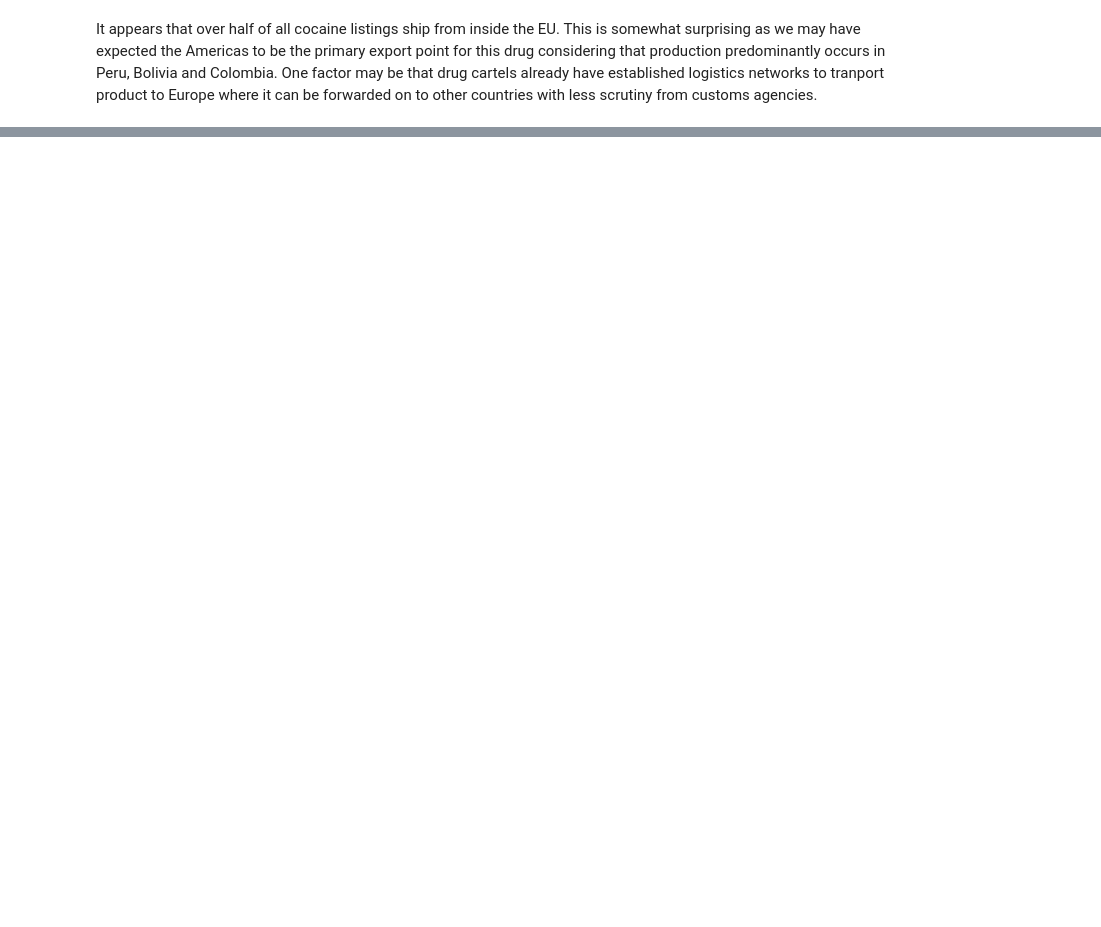
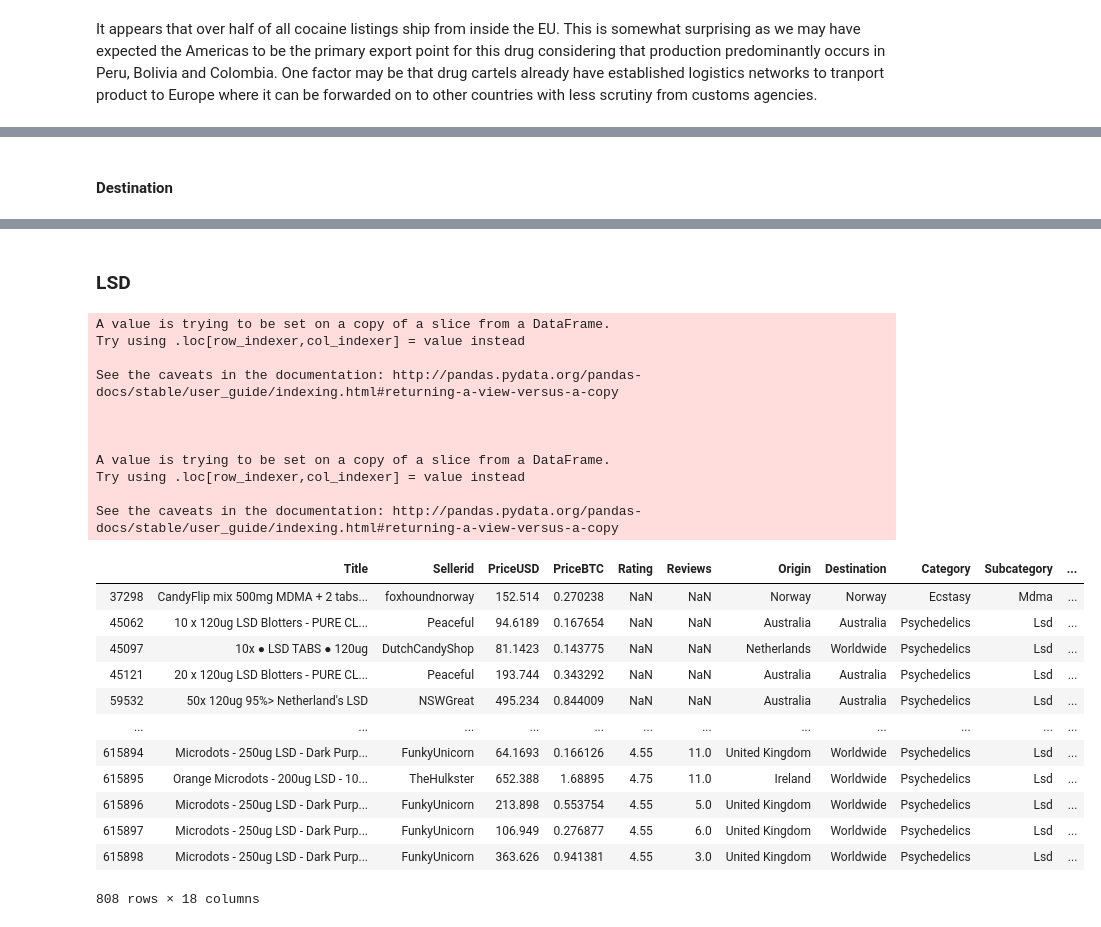
Before and after one commit to danielpetterson/darkwebmarkets, a Jupyter notebook: Silkroad2Data.ipynb, the cells around one changed output, grey strips where cells are left out. Drawn from its saved outputs; the diff is of its cells as text; code cells hidden in the pictures; blank space fills up the shorter version.

```diff
--- a/Silkroad2Data.ipynb
+++ b/Silkroad2Data.ipynb
@@ -474,3 +405,5 @@ donut_plot('Origin','Shipment Origin Countries')
+# %% [markdown]
+#### Destination
 # %%
 # Proportion
 
@@ -479,3 +412,67 @@ destpricefig = px.box(dfcoca, x="Destination", y="Gram_Price")
 destpricefig.show()
 # %% [output]
 [interactive output not drawn]
+# %% [markdown]
+### LSD
+# %%
+# Subset obs to titles containing LSD or listings in LSD subcategory
+key = re.compile('LSD')
+filtr = (dfdnm['Title']
+         .str.upper()
+         .str.contains(key))
+#dflsd = dfdnm[(filtr.fillna(False))|(dfdnm['Subcategory'] == 'Lsd')]
+dflsd = dfdnm[filtr.fillna(False)]
+
+# Clean unit values
+dflsd['Title'] = dflsd['Title'].str.replace('.', '')
+dflsd['Title'] = dflsd['Title'].str.replace(',', '')
+
+# Extract unit dosage from each product listing
+dose = re.compile('\d+.?g')
+dflsd = dflsd[dflsd['Title'].str.contains(dose)]
+dflsd['Dosage'] = dflsd['Title'].str.extract(r'(\d+.?g)')
+dflsd['Dosage'] = dflsd['Dosage'].str.extract(r'(\d+)')
+dflsd['Dosage'] = pd.to_numeric(dflsd['Dosage'],errors='coerce')
+
+dflsd['Title1'] = dflsd['Title'].str.replace(r'\d+.?g', '')
+
+# Extract quantity of units
+dflsd['Quantity'] = (dflsd['Title1']
+                     .str.extract(r'(\d+)')
+                     .astype(float))
+
+# Calculate price per unit
+dflsd['Unit Price'] = dflsd['PriceUSD']/dflsd['Quantity']
+
+# Calculate price per microgram
+dflsd['ug Price'] = dflsd['Unit Price']/dflsd['Dosage'].astype(float)
+
+# Retain only most recent listing scrape values
+dflsd = dflsd.drop_duplicates(subset=['Title', 'Market'], keep='last')
+
+dflsd
+# %% [output]
+A value is trying to be set on a copy of a slice from a DataFrame.
+Try using .loc[row_indexer,col_indexer] = value instead
+
+See the caveats in the documentation: http://pandas.pydata.org/pandas-docs/stable/user_guide/indexing.html#returning-a-view-versus-a-copy
+
+
+
+A value is trying to be set on a copy of a slice from a DataFrame.
+Try using .loc[row_indexer,col_indexer] = value instead
+
+See the caveats in the documentation: http://pandas.pydata.org/pandas-docs/stable/user_guide/indexing.html#returning-a-view-versus-a-copy
+|  | Title | Sellerid | PriceUSD | PriceBTC | Rating | Reviews | Origin | Destination | Category | Subcategory | ... |
+| 37298 | CandyFlip mix 500mg MDMA + 2 tabs... | foxhoundnorway | 152.514 | 0.270238 | NaN | NaN | Norway | Norway | Ecstasy | Mdma | ... |
+| 45062 | 10 x 120ug LSD Blotters - PURE CL... | Peaceful | 94.6189 | 0.167654 | NaN | NaN | Australia | Australia | Psychedelics | Lsd | ... |
+| 45097 | 10x ● LSD TABS ● 120ug | DutchCandyShop | 81.1423 | 0.143775 | NaN | NaN | Netherlands | Worldwide | Psychedelics | Lsd | ... |
+| 45121 | 20 x 120ug LSD Blotters - PURE CL... | Peaceful | 193.744 | 0.343292 | NaN | NaN | Australia | Australia | Psychedelics | Lsd | ... |
+| 59532 | 50x 120ug 95%> Netherland's LSD | NSWGreat | 495.234 | 0.844009 | NaN | NaN | Australia | Australia | Psychedelics | Lsd | ... |
+| ... | ... | ... | ... | ... | ... | ... | ... | ... | ... | ... | ... |
+| 615894 | Microdots - 250ug LSD - Dark Purp... | FunkyUnicorn | 64.1693 | 0.166126 | 4.55 | 11.0 | United Kingdom | Worldwide | Psychedelics | Lsd | ... |
+| 615895 | Orange Microdots - 200ug LSD - 10... | TheHulkster | 652.388 | 1.68895 | 4.75 | 11.0 | Ireland | Worldwide | Psychedelics | Lsd | ... |
+| 615896 | Microdots - 250ug LSD - Dark Purp... | FunkyUnicorn | 213.898 | 0.553754 | 4.55 | 5.0 | United Kingdom | Worldwide | Psychedelics | Lsd | ... |
+| 615897 | Microdots - 250ug LSD - Dark Purp... | FunkyUnicorn | 106.949 | 0.276877 | 4.55 | 6.0 | United Kingdom | Worldwide | Psychedelics | Lsd | ... |
+| 615898 | Microdots - 250ug LSD - Dark Purp... | FunkyUnicorn | 363.626 | 0.941381 | 4.55 | 3.0 | United Kingdom | Worldwide | Psychedelics | Lsd | ... |
+808 rows × 18 columns
```
Also changed, not shown: parts of 13 cells of this notebook.
